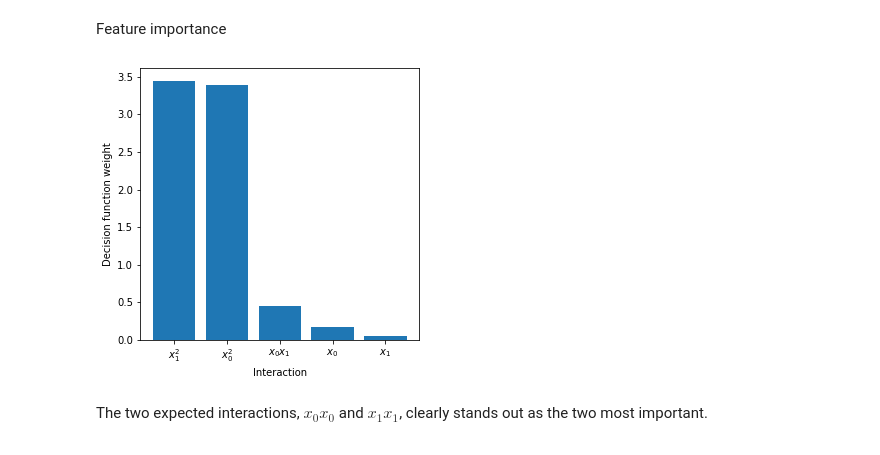
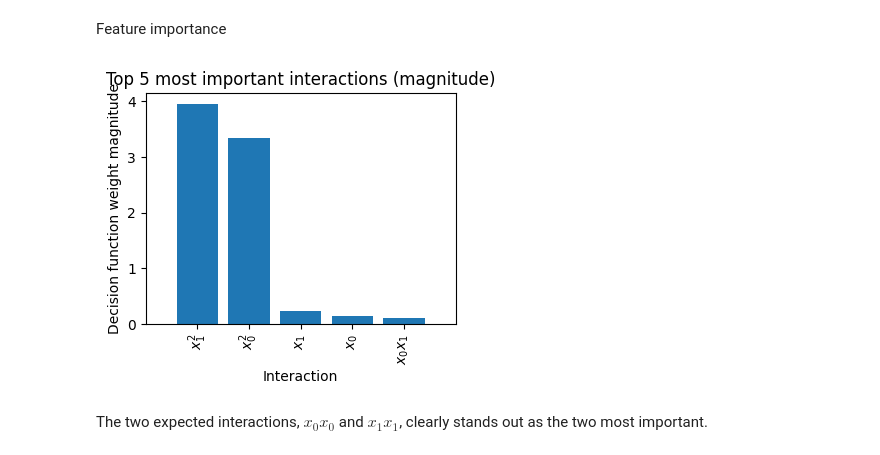
Before and after one commit to rikardvinge/explainpolysvm, a Jupyter notebook: examples/2d_rings/feature_importance_2d.ipynb, the cells around one changed output. Drawn from its saved outputs; the diff is of its cells as text; code cells hidden in the pictures.

```diff
--- a/examples/2d_rings/feature_importance_2d.ipynb
+++ b/examples/2d_rings/feature_importance_2d.ipynb
@@ -11,6 +11,8 @@ from explainpolysvm import expsvm
 import matplotlib.pyplot as plt
 from sklearn.model_selection import train_test_split
 from sklearn.svm import SVC
+# %%
+save_figs = True
 # %%
 n_train_per_class = 125  # We will later remove 25 samples per class to a test set.
 
@@ -75,16 +78,11 @@ Test accuracy: 0.98
 # %% [markdown]
 Feature importance
 # %%
-feat_importance, feat_names, sort_order = es.feature_importance(format_names=True)
-
-fig, ax = plt.subplots(1,1, figsize=(5,5))
-ax.bar(x=np.arange(feat_importance.size), height=feat_importance, tick_label=['${}$'.format(name) for name in feat_names])
-plt.xlabel('Interaction')
-plt.ylabel('Decision function weight')
-plt.savefig('./feature_importance_2d.png', dpi=300, facecolor='white')
-plt.draw()
+_, _ = expsvm.plot.model_bar(es, n_features=5, magnitude=True, figsize=(4,3))
+if save_figs:
+    plt.savefig('./images/feature_importance_2d.png', dpi=300, facecolor='white')
 # %% [output]
-[figure, old version]
+[figure, new version]
 # %% [markdown]
 The two expected interactions, $x_0x_0$ and $x_1x_1$, clearly stands out as the two most important.
 # %% [markdown]
```
Also changed, not shown: parts of 3 cells of this notebook, 10 other files.
